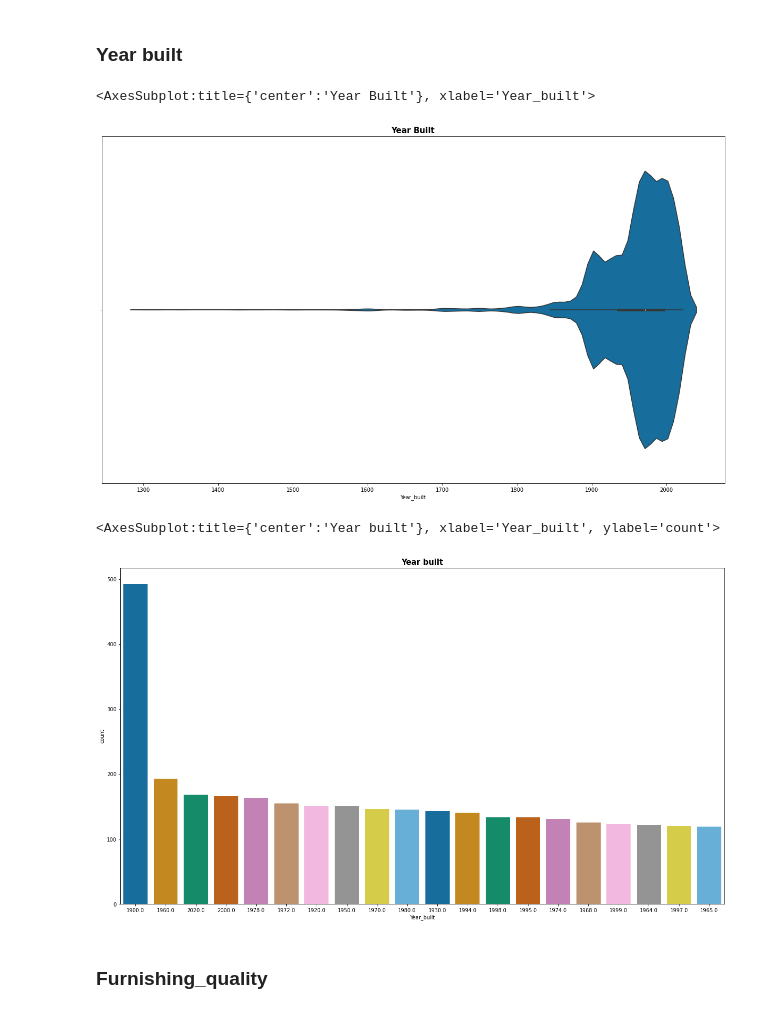
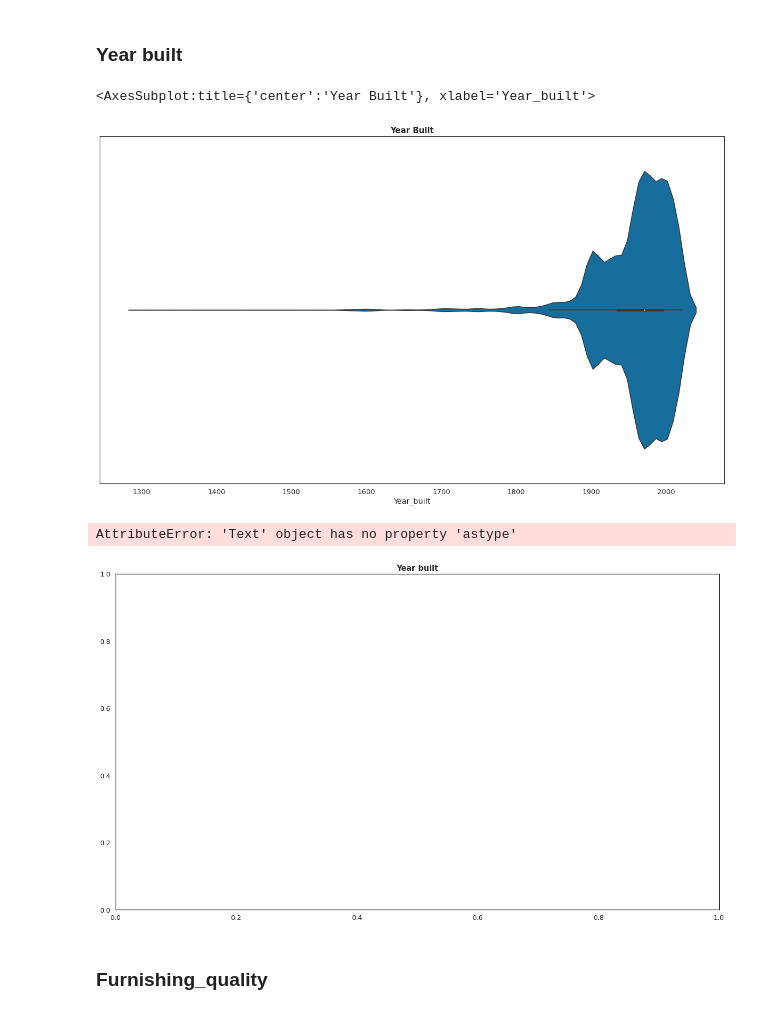
Before and after one commit to clytaemnestra/real-estate-data-analysis, a Jupyter notebook: analysis.ipynb, the cells around one changed output. Saved outputs shown, nothing was run; the diff lists cells and outputs as text; code cells hidden in the pictures.

```diff
--- a/analysis.ipynb
+++ b/analysis.ipynb
@@ -79,4 +84,8 @@ dtype: int64
 # %% [markdown]
 ## Atributes
+# %%
+colorblind_palette = sns.color_palette("colorblind")
+sns.set(context='notebook', style='white', palette=colorblind_palette,
+        font='sans-serif', font_scale=1.5, color_codes=False)
 # %% [markdown]
 ### Type
@@ -333,15 +286,16 @@ plt.title('Year Built', fontsize=15, fontweight='bold', ha='center')
 sns.violinplot(x=df['Year_built'], palette=colorblind_palette)
 # %% [output]
 <AxesSubplot:title={'center':'Year Built'}, xlabel='Year_built'>
-[figure, old version]
+[figure, new version]
 # %%
-# plot year built - first 20
+# plot year built - first 15
 plt.figure(figsize=(21,12))
 plt.title('Year built', fontsize=15, fontweight='bold', ha='center')
-sns.countplot(x=df['Year_built'], palette=colorblind_palette, order=df['Year_built'].value_counts().iloc[:20].index)
+plt.xticks(astype=int, rotation=90)
+sns.countplot(x=df['Year_built'], palette=colorblind_palette, order=df['Year_built'].value_counts().iloc[:15].index)
 # %% [output]
-<AxesSubplot:title={'center':'Year built'}, xlabel='Year_built', ylabel='count'>
+AttributeError: 'Text' object has no property 'astype'
-[figure, old version]
+[figure, new version]
 # %% [markdown]
 ### Furnishing_quality
 # %%
```
Also changed, not shown: parts of 58 cells of this notebook.
